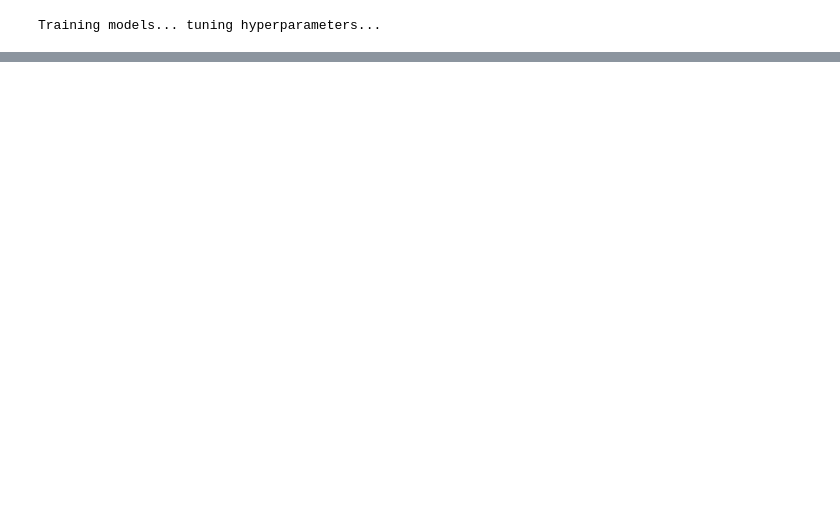
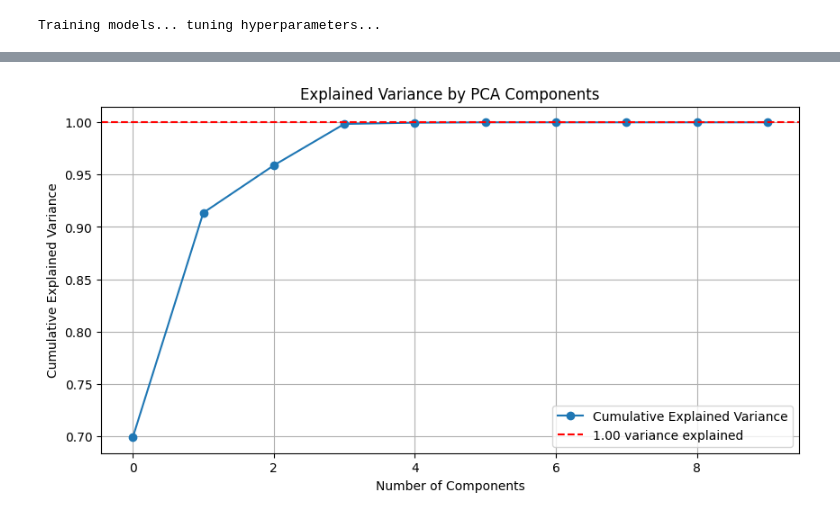
Before and after one commit to Terraform05/House-Price-Prediction, a Jupyter notebook: notebooks/numeric_exploration.ipynb, the cells around one changed output, grey strips where cells are left out. Saved outputs shown, nothing was run; the diff lists cells and outputs as text; code cells hidden in the pictures; blank space fills up the shorter version.

```diff
--- a/notebooks/numeric_exploration.ipynb
+++ b/notebooks/numeric_exploration.ipynb
@@ -337,0 +335,77 @@ plt.show()
+# %%
+from sklearn.decomposition import PCA
+from sklearn.preprocessing import StandardScaler
+
+X_train, X_test, y_train, y_test = train_test_split(X, y, test_size=0.2, random_state=42)
+pca= PCA(n_components=10)
+
+X_train_pca = pca.fit_transform(X_train)
+X_test_pca = pca.transform(X_test)
+
+explained_variance = np.cumsum(pca.explained_variance_ratio_)
+print(f'Total explained variance with selected components: {explained_variance[-1]:.4f}')
+print(f'Number of components: {pca.n_components_}')
+
+param_grids = {
+    'Ridge': {'alpha': [0.1, 1, 10, 100]},
+    'Lasso': {'alpha': [0.01, 0.1, 1, 10]},
+    'ElasticNet': {'alpha': [0.01, 0.1, 1, 10], 'l1_ratio': [0.2, 0.5, 0.8]},
+    'RandomForestRegressor': {'n_estimators': [100, 200], 'max_depth': [None, 10, 20]},
+    'GradientBoostingRegressor': {'learning_rate': [0.01, 0.1, 0.2], 'n_estimators': [100, 200]},
+    'AdaBoostRegressor': {'n_estimators': [50, 100], 'learning_rate': [0.01, 0.1, 1]},
+    'BaggingRegressor': {'n_estimators': [10, 50, 100]},
+    'ExtraTreesRegressor': {'n_estimators': [100, 200], 'max_depth': [None, 10, 20]},
+    'DecisionTreeRegressor': {'max_depth': [None, 10, 20]},
+    'KNeighborsRegressor': {'n_neighbors': [3, 5, 10]},
+    'SVR': {'C': [0.1, 1, 10], 'kernel': ['linear', 'rbf']},
+}
+
+models = {
+    'Ridge': Ridge(),
+    'Lasso': Lasso(),
+    'ElasticNet': ElasticNet(),
+    'RandomForestRegressor': RandomForestRegressor(),
+    'GradientBoostingRegressor': GradientBoostingRegressor(),
+    'AdaBoostRegressor': AdaBoostRegressor(),
+    'BaggingRegressor': BaggingRegressor(),
+    'ExtraTreesRegressor': ExtraTreesRegressor(),
+    'DecisionTreeRegressor': DecisionTreeRegressor(),
+    'KNeighborsRegressor': KNeighborsRegressor(),
+    'SVR': SVR(),
+}
+
+results_pca = {}
+best_models_pca = {}
+
+print('Training models with PCA-transformed features...')
+for name, model in tqdm(models.items()):
+    grid_search = GridSearchCV(model, param_grids.get(name, {}), cv=5, scoring='neg_mean_squared_error', n_jobs=-1)
+    grid_search.fit(X_train_pca, y_train)
+
+    best_model = grid_search.best_estimator_
+    best_rmse = np.sqrt(-grid_search.best_score_)  # RMSE
+
+    results_pca[name] = best_rmse
+    best_models_pca[name] = best_model
+
+print('\nModel Performance with PCA (RMSE):')
+for name, rmse in results_pca.items():
+    print(f'{name}: {rmse:.4f}')
+
+print('\nBest Model with PCA:')
+best_model_pca = best_models_pca[min(results_pca, key=results_pca.get)]
+print(f'{best_model_pca}: {results_pca[min(results_pca, key=results_pca.get)]:.4f}')
+
+print(best_model_pca.get_params())
+
+#visualize explained variance
+plt.figure(figsize=(10, 5))
+plt.plot(explained_variance, marker='o', label="Cumulative Explained Variance")
+plt.axhline(y=explained_variance[-1], color='r', linestyle='--', label=f"{explained_variance[-1]:.2f} variance explained")
+plt.xlabel("Number of Components")
+plt.ylabel("Cumulative Explained Variance")
+plt.title("Explained Variance by PCA Components")
+plt.legend()
+plt.grid()
+plt.show()
+# %% [output]
@@ -337,0 +431 @@ plt.show()
+[figure, added]
```
Also changed, not shown: parts of 14 cells of this notebook, 5 other files.
